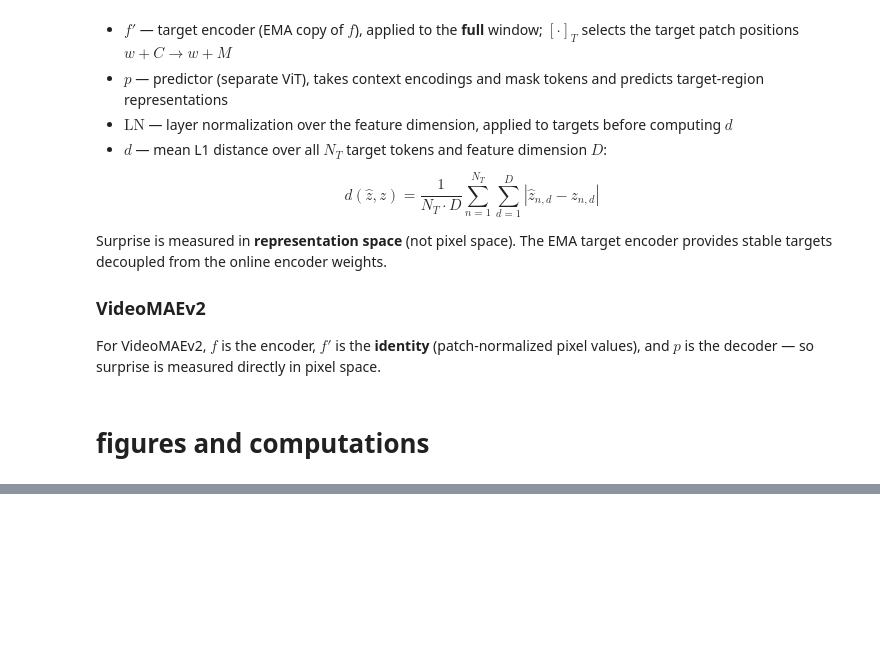
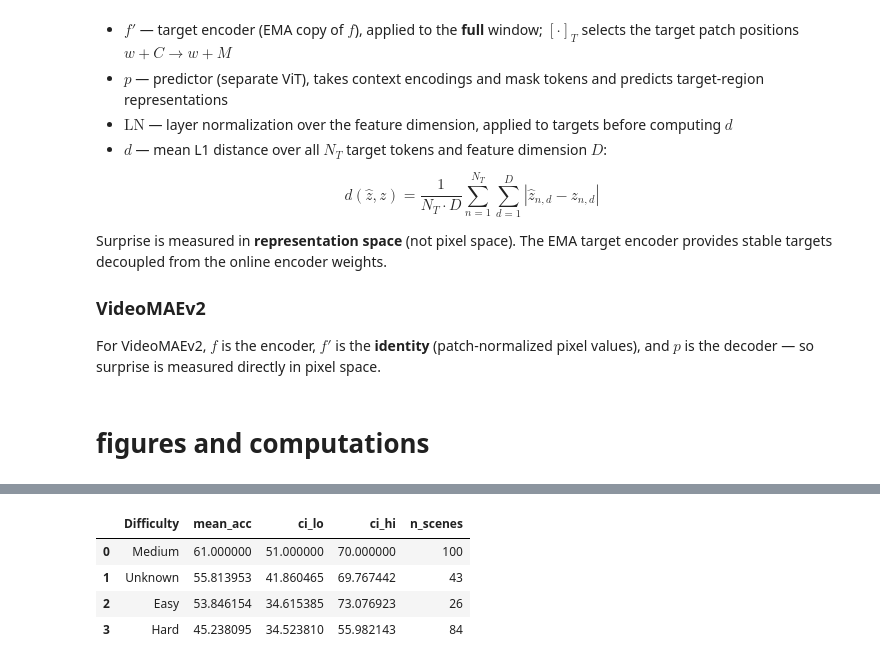
Before and after one commit to kristinezheng/IntPhys2, a Jupyter notebook: ExploreResults.ipynb, the cells around one changed output, grey strips where cells are left out. Drawn from its saved outputs; the diff is of its cells as text; code cells hidden in the pictures; blank space fills up the shorter version.

```diff
--- a/ExploreResults.ipynb
+++ b/ExploreResults.ipynb
@@ -320,3 +435,11 @@ bootstrap_accuracy(scene_acc, 'condition', n_bootstrap=2, ci=95)
+# %%
+bootstrap_accuracy(scene_acc, 'Difficulty', n_bootstrap=1000, ci=95)
+# %% [output]
+|  | Difficulty | mean_acc | ci_lo | ci_hi | n_scenes |
+| 0 | Medium | 61.000000 | 51.000000 | 70.000000 | 100 |
+| 1 | Unknown | 55.813953 | 41.860465 | 69.767442 | 43 |
+| 2 | Easy | 53.846154 | 34.615385 | 73.076923 | 26 |
+| 3 | Hard | 45.238095 | 34.523810 | 55.982143 | 84 |
 # %%
 GROUP_COLS = ["condition", "Difficulty", "Camera"] # "env", "game_name",
 
```
Also changed, not shown: parts of 25 cells of this notebook.
